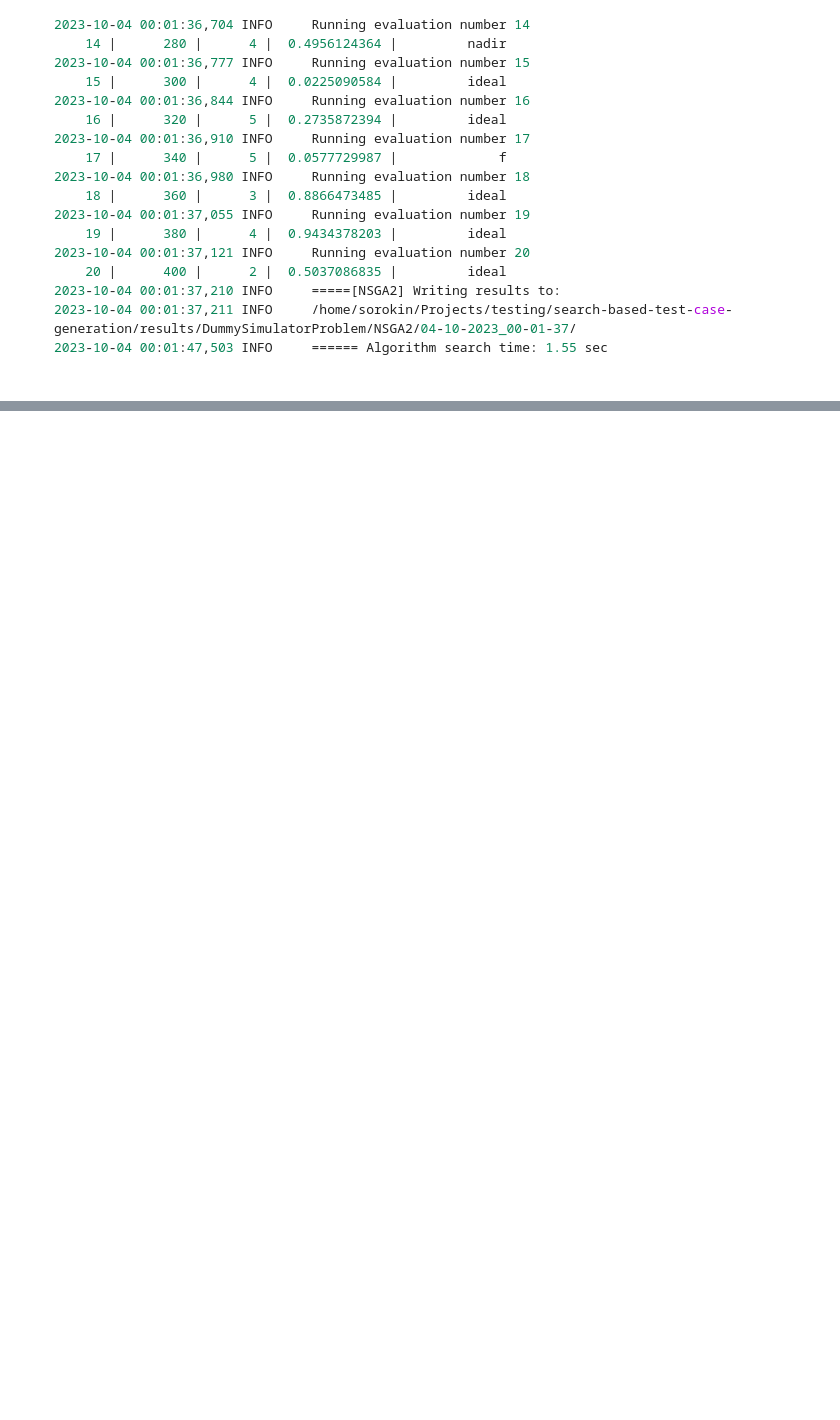
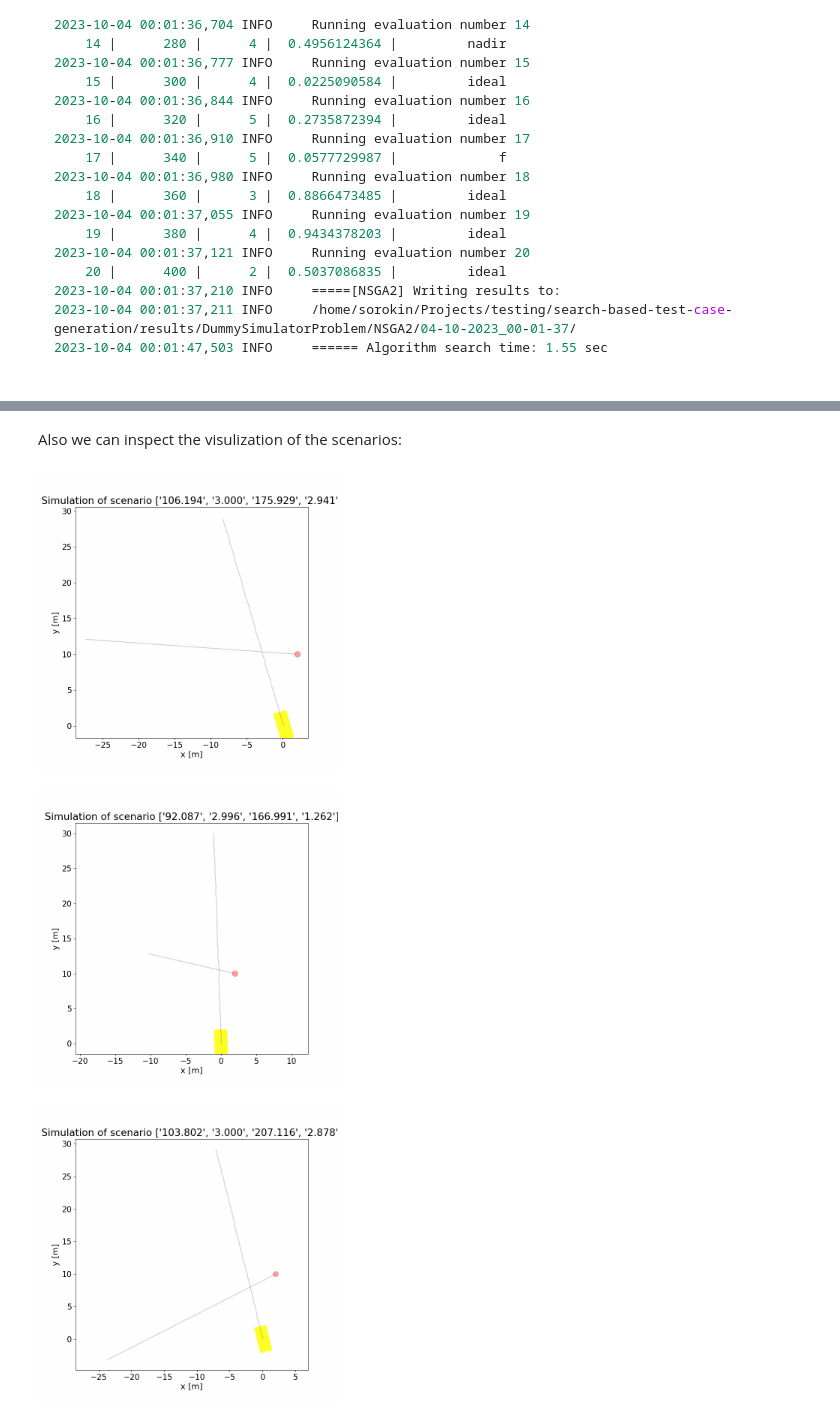
Before and after one commit to Leviathan321/opensbt-core, a Jupyter notebook: doc/jupyter/01_Installation.ipynb, the cells around one changed output, grey strips where cells are left out. Saved outputs shown, nothing was run; the diff lists cells and outputs as text; code cells hidden in the pictures; blank space fills up the shorter version.

```diff
--- a/doc/jupyter/01_Installation.ipynb
+++ b/doc/jupyter/01_Installation.ipynb
@@ -86,0 +165,6 @@ The visualuzation of the scenarios is shown in the gif folder))
+# %%
+import pandas as pd
+import os
+results_path = os.getcwd() + "/results/DummySimulatorProblem/NSGA2/12-10-2023_00-08-00"
+df = pd.read_csv(f'{results_path}/all_critical_testcases.csv')
+print(df)
@@ -86,0 +189,19 @@ The visualuzation of the scenarios is shown in the gif folder))
+# %% [markdown]
+Also we can inspect the visulization of the scenarios:
+# %%
+from IPython.display import Image
+import os
+n = 3 # show max n images
+folder_gifs = results_path + os.sep + "gif"
+i = 0
+for f in os.listdir(folder_gifs):
+    # checking if it is a file
+    fpath = folder_gifs + os.sep + f
+    if os.path.isfile(fpath) and i < n:
+      img = Image(filename=fpath, width=300, height=300)
+      display(img)
+      i = i+1
+# %% [output]
+[figure, added]
+[figure, added]
+[figure, added]
```
Also changed, not shown: parts of 17 cells of this notebook, 2 other files.
